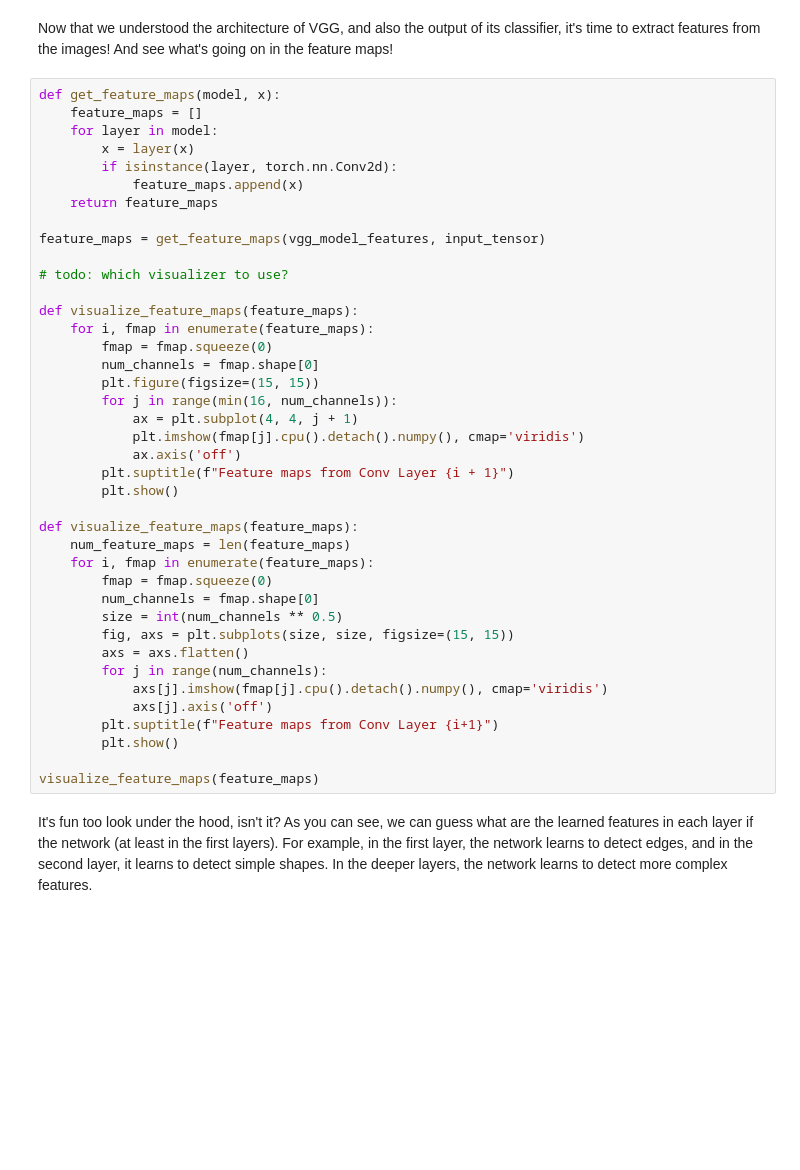
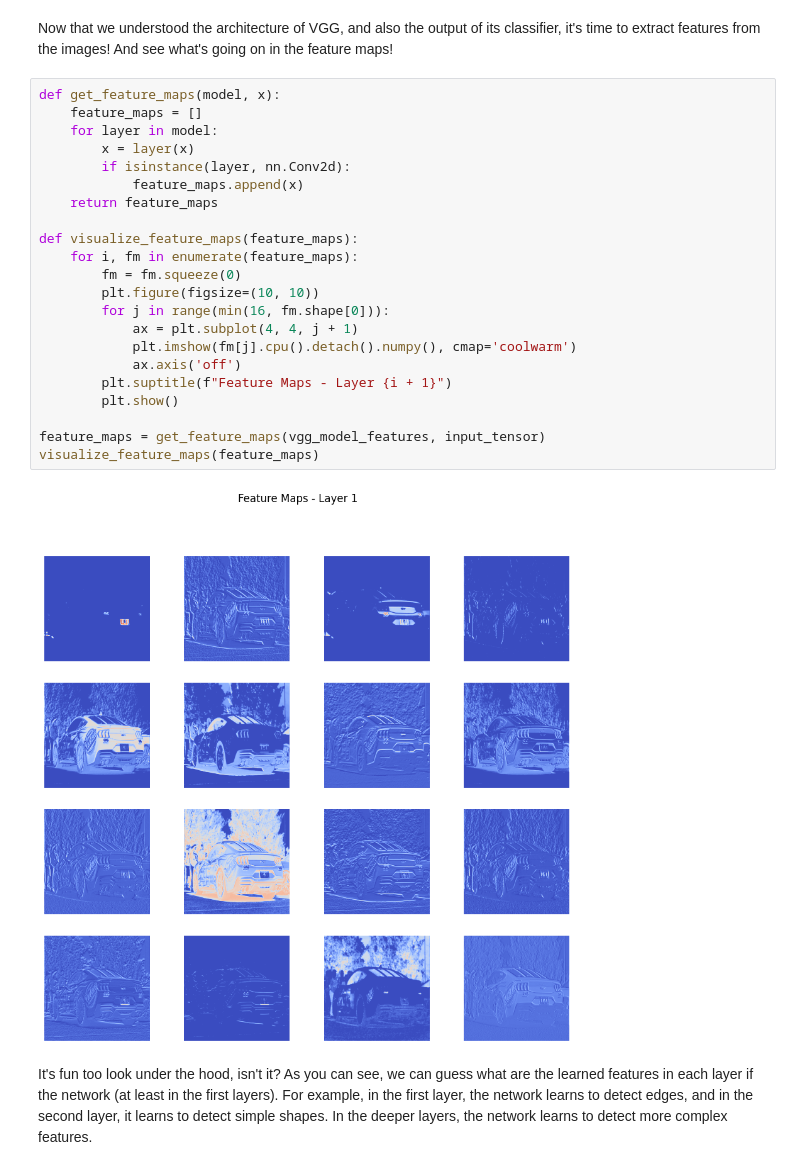
Before and after one commit to TaymazKH/machine-learning-project, a Jupyter notebook: project_cv.ipynb, the cells around one changed output. Drawn from its saved outputs; the diff is of its cells as text; blank space fills up the shorter version.

```diff
--- a/project_cv.ipynb
+++ b/project_cv.ipynb
@@ -475,43 +542,27 @@ Now that we understood the architecture of VGG, and also the output of its class
 # %%
 def get_feature_maps(model, x):
     feature_maps = []
     for layer in model:
         x = layer(x)
-        if isinstance(layer, torch.nn.Conv2d):
+        if isinstance(layer, nn.Conv2d):
             feature_maps.append(x)
     return feature_maps
 
-feature_maps = get_feature_maps(vgg_model_features, input_tensor)
-
-# todo: which visualizer to use?
-
 def visualize_feature_maps(feature_maps):
-    for i, fmap in enumerate(feature_maps):
-        fmap = fmap.squeeze(0)
-        num_channels = fmap.shape[0]
-        plt.figure(figsize=(15, 15))
-        for j in range(min(16, num_channels)):
+    for i, fm in enumerate(feature_maps):
+        fm = fm.squeeze(0)
+        plt.figure(figsize=(10, 10))
+        for j in range(min(16, fm.shape[0])):
             ax = plt.subplot(4, 4, j + 1)
-            plt.imshow(fmap[j].cpu().detach().numpy(), cmap='viridis')
+            plt.imshow(fm[j].cpu().detach().numpy(), cmap='coolwarm')
             ax.axis('off')
-        plt.suptitle(f"Feature maps from Conv Layer {i + 1}")
+        plt.suptitle(f"Feature Maps - Layer {i + 1}")
         plt.show()
 
-def visualize_feature_maps(feature_maps):
-    num_feature_maps = len(feature_maps)
-    for i, fmap in enumerate(feature_maps):
-        fmap = fmap.squeeze(0)
-        num_channels = fmap.shape[0]
-        size = int(num_channels ** 0.5)
-        fig, axs = plt.subplots(size, size, figsize=(15, 15))
-        axs = axs.flatten()
-        for j in range(num_channels):
-            axs[j].imshow(fmap[j].cpu().detach().numpy(), cmap='viridis')
-            axs[j].axis('off')
-        plt.suptitle(f"Feature maps from Conv Layer {i+1}")
-        plt.show()
-
+feature_maps = get_feature_maps(vgg_model_features, input_tensor)
 visualize_feature_maps(feature_maps)
+# %% [output]
+[figure, added]
 # %% [markdown]
 It's fun too look under the hood, isn't it? As you can see, we can guess what are the learned features in each layer if the network (at least in the first layers). For example, in the first layer, the network learns to detect edges, and in the second layer, it learns to detect simple shapes. In the deeper layers, the network learns to detect more complex features.
 # %% [markdown]
```
Also changed, not shown: parts of 16 cells of this notebook.
